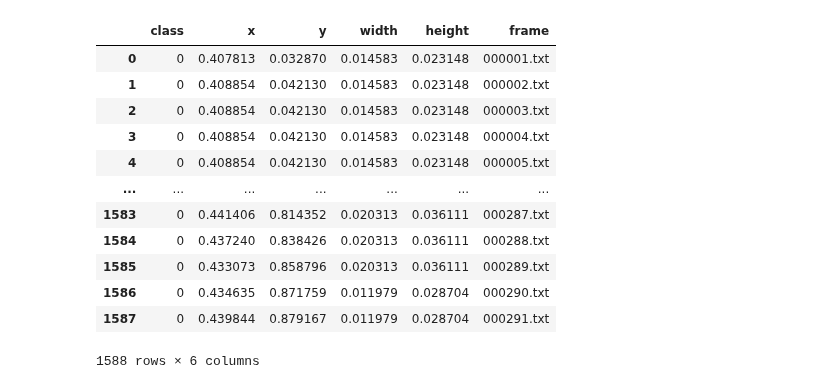
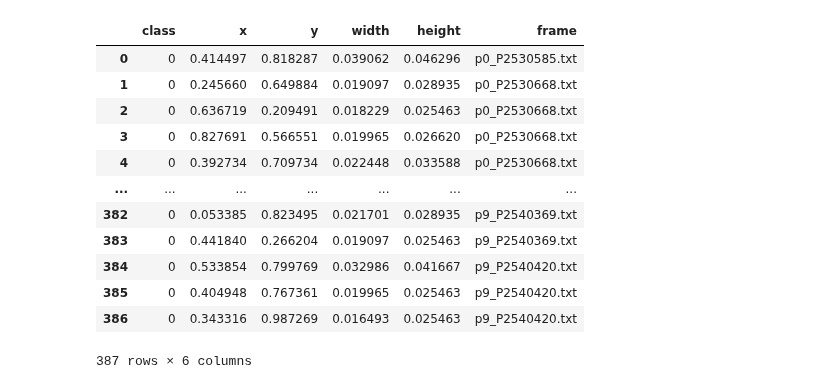
Before and after one commit to UGA-BSAIL/self-supervised-learning, a Jupyter notebook: notebooks/representation_eval.ipynb, the cells around one changed output. Drawn from its saved outputs; the diff is of its cells as text; code cells hidden in the pictures.

```diff
--- a/notebooks/representation_eval.ipynb
+++ b/notebooks/representation_eval.ipynb
@@ -61,7 +77,7 @@ for image_path in tqdm(image_list):
 # Load flower counts.
 import pandas as pd
 
-labels_dir = dataset_path / "flower01" / "labels"
+labels_dir = dataset_path / "active_1" / "labels"
 all_labels = []
 labels_list = sorted(list(labels_dir.iterdir()))
 # labels_list = [labels_list[i] for i in indices]
@@ -112,30 +128,30 @@ for image_path in tqdm(image_list):
 
     test_image_reps.append(trained_model(image_ex)[0].detach().reshape((1, -1)).numpy())
 # %%
-test_labels_dir = dataset_path / "flower02" / "labels"
+test_labels_dir = dataset_path / "2018-08-22" / "labels"
 all_labels_test = []
 labels_list = sorted(list(test_labels_dir.iterdir()))
 for labels_path in labels_list:
     frame_labels = pd.read_csv(labels_path, sep=" ", names=["class", "x", "y", "width", "height"])
     frame_labels["frame"] = labels_path.name
     all_labels_test.append(frame_labels)
 
 all_labels_test = pd.concat(all_labels_test, ignore_index=True)
 all_labels_test
 # %% [output]
 |  | class | x | y | width | height | frame |
-| 0 | 0 | 0.407813 | 0.032870 | 0.014583 | 0.023148 | 000001.txt |
-| 1 | 0 | 0.408854 | 0.042130 | 0.014583 | 0.023148 | 000002.txt |
-| 2 | 0 | 0.408854 | 0.042130 | 0.014583 | 0.023148 | 000003.txt |
-| 3 | 0 | 0.408854 | 0.042130 | 0.014583 | 0.023148 | 000004.txt |
-| 4 | 0 | 0.408854 | 0.042130 | 0.014583 | 0.023148 | 000005.txt |
+| 0 | 0 | 0.414497 | 0.818287 | 0.039062 | 0.046296 | p0_P2530585.txt |
+| 1 | 0 | 0.245660 | 0.649884 | 0.019097 | 0.028935 | p0_P2530668.txt |
+| 2 | 0 | 0.636719 | 0.209491 | 0.018229 | 0.025463 | p0_P2530668.txt |
+| 3 | 0 | 0.827691 | 0.566551 | 0.019965 | 0.026620 | p0_P2530668.txt |
+| 4 | 0 | 0.392734 | 0.709734 | 0.022448 | 0.033588 | p0_P2530668.txt |
 | ... | ... | ... | ... | ... | ... | ... |
-| 1583 | 0 | 0.441406 | 0.814352 | 0.020313 | 0.036111 | 000287.txt |
-| 1584 | 0 | 0.437240 | 0.838426 | 0.020313 | 0.036111 | 000288.txt |
-| 1585 | 0 | 0.433073 | 0.858796 | 0.020313 | 0.036111 | 000289.txt |
-| 1586 | 0 | 0.434635 | 0.871759 | 0.011979 | 0.028704 | 000290.txt |
-| 1587 | 0 | 0.439844 | 0.879167 | 0.011979 | 0.028704 | 000291.txt |
+| 382 | 0 | 0.053385 | 0.823495 | 0.021701 | 0.028935 | p9_P2540369.txt |
+| 383 | 0 | 0.441840 | 0.266204 | 0.019097 | 0.025463 | p9_P2540369.txt |
+| 384 | 0 | 0.533854 | 0.799769 | 0.032986 | 0.041667 | p9_P2540420.txt |
+| 385 | 0 | 0.404948 | 0.767361 | 0.019965 | 0.025463 | p9_P2540420.txt |
+| 386 | 0 | 0.343316 | 0.987269 | 0.016493 | 0.025463 | p9_P2540420.txt |
-1588 rows × 6 columns
+387 rows × 6 columns
 # %%
 # Create flower counts.
 test_flower_counts = []
```
Also changed, not shown: parts of 11 cells of this notebook, 4 other files.
